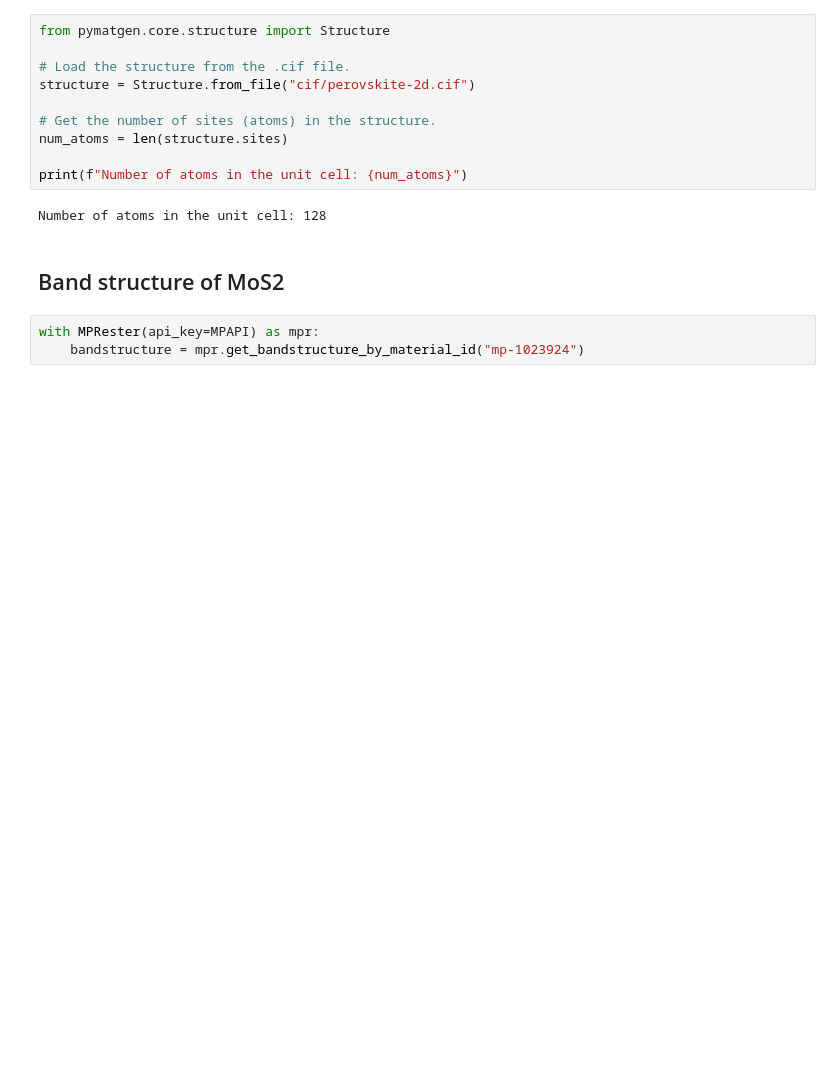
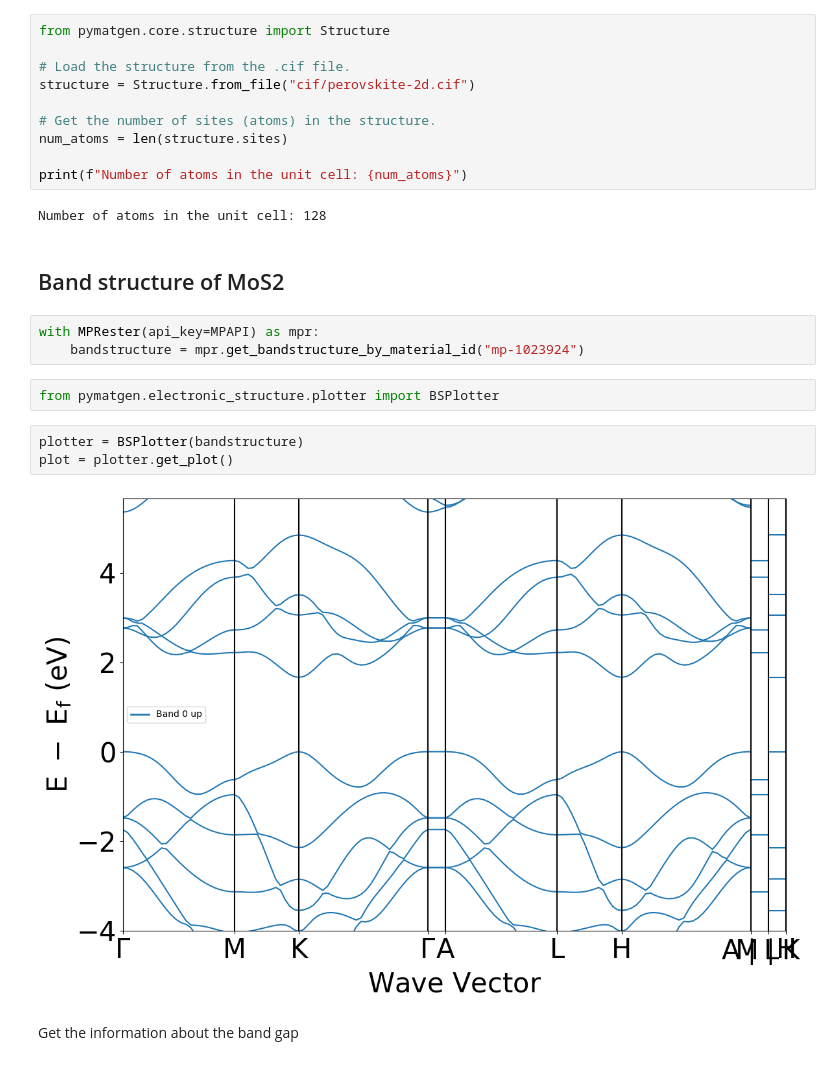
Before and after one commit to mkadek/tutorial-MP, a Jupyter notebook: materials.ipynb, the cells around one changed output. Saved outputs shown, nothing was run; the diff lists cells and outputs as text; blank space fills up the shorter version.

```diff
--- a/materials.ipynb
+++ b/materials.ipynb
@@ -169,3 +169,12 @@ Number of atoms in the unit cell: 128
 # %%
 with MPRester(api_key=MPAPI) as mpr:
     bandstructure = mpr.get_bandstructure_by_material_id("mp-1023924")
+# %%
+from pymatgen.electronic_structure.plotter import BSPlotter
+# %%
+plotter = BSPlotter(bandstructure)
+plot = plotter.get_plot()
+# %% [output]
+[figure, added]
+# %% [markdown]
+Get the information about the band gap
```
Also changed, not shown: parts of 12 cells of this notebook.
